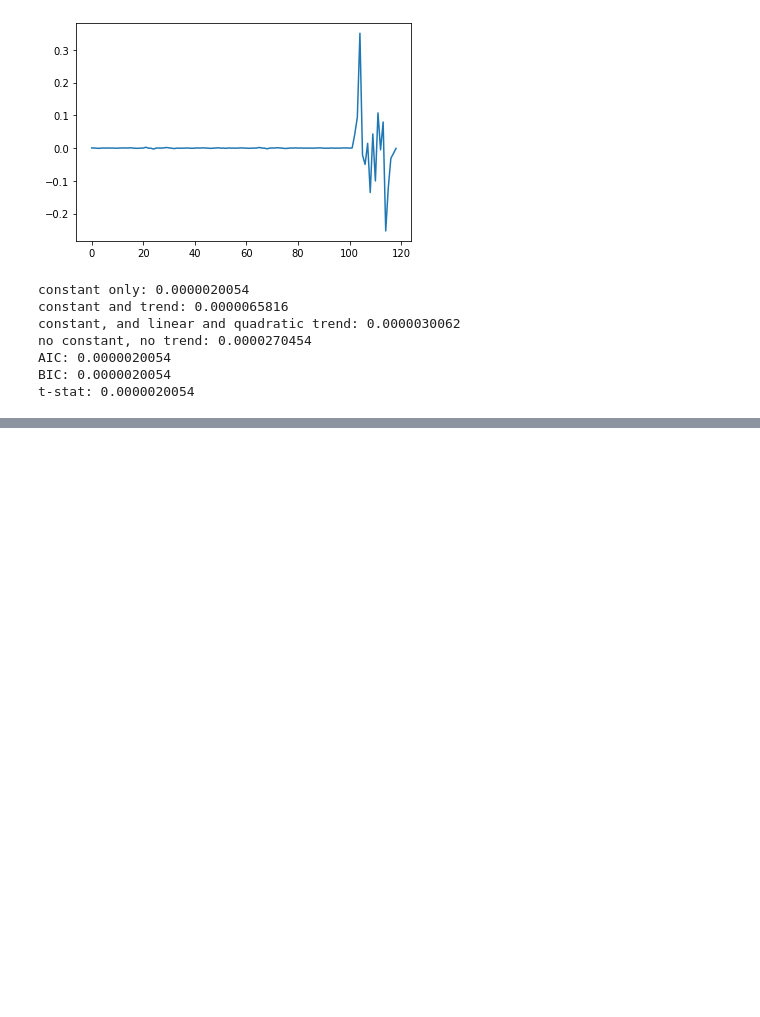
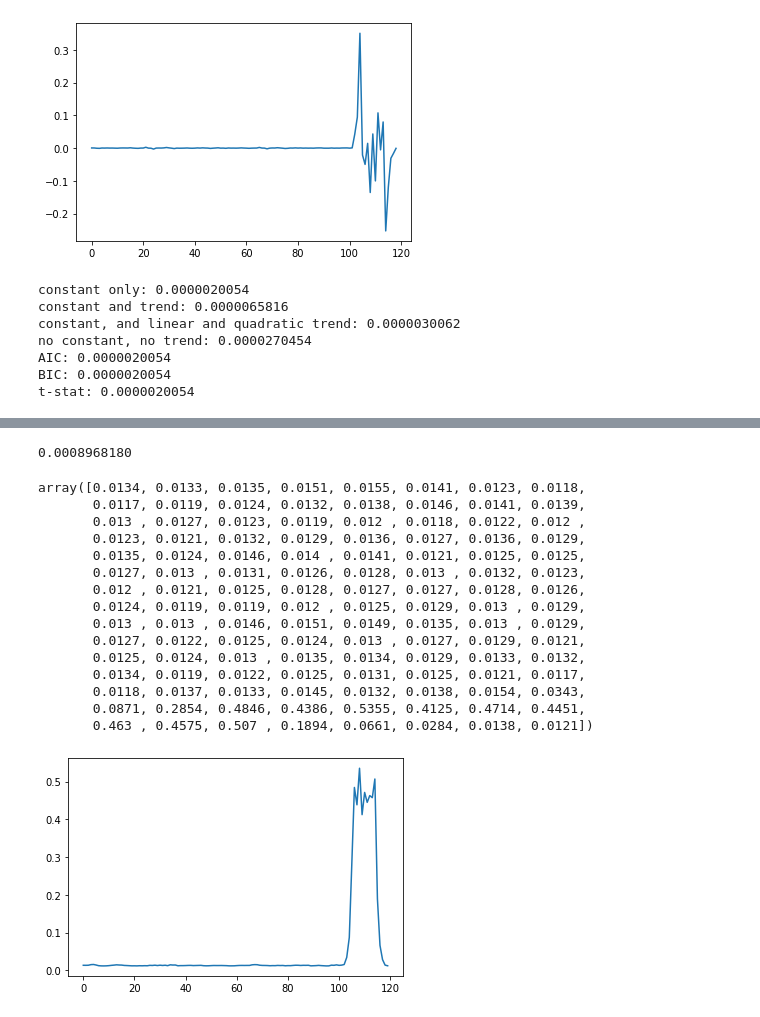
Before and after one commit to ai4sre/meltria-analyzer, a Jupyter notebook: notebooks/verify_adf_test.ipynb, the cells around one changed output, grey strips where cells are left out. Saved outputs shown, nothing was run; the diff lists cells and outputs as text; code cells hidden in the pictures; blank space fills up the shorter version.

```diff
--- a/notebooks/verify_adf_test.ipynb
+++ b/notebooks/verify_adf_test.ipynb
@@ -99,0 +190,25 @@ t-stat: 0.0000020054
+# %%
+filepath = '/tmp/sockshop/metrics-b2qdj-retrievd_20210904/2021-08-18-argowf-chaos-b2qdj-user-db_pod-memory-hog_2.json'
+data_df, _, metrics_meta = tsdr.read_metrics_json(filepath)
+series = data_df['s-front-end_latency'].to_numpy()
+plt.plot(series)
+print(f"{adfuller(series)[1]:.10f}") # p_value
+series
+# %% [output]
+0.0008968180
+array([0.0134, 0.0133, 0.0135, 0.0151, 0.0155, 0.0141, 0.0123, 0.0118,
+       0.0117, 0.0119, 0.0124, 0.0132, 0.0138, 0.0146, 0.0141, 0.0139,
+       0.013 , 0.0127, 0.0123, 0.0119, 0.012 , 0.0118, 0.0122, 0.012 ,
+       0.0123, 0.0121, 0.0132, 0.0129, 0.0136, 0.0127, 0.0136, 0.0129,
+       0.0135, 0.0124, 0.0146, 0.014 , 0.0141, 0.0121, 0.0125, 0.0125,
+       0.0127, 0.013 , 0.0131, 0.0126, 0.0128, 0.013 , 0.0132, 0.0123,
+       0.012 , 0.0121, 0.0125, 0.0128, 0.0127, 0.0127, 0.0128, 0.0126,
+       0.0124, 0.0119, 0.0119, 0.012 , 0.0125, 0.0129, 0.013 , 0.0129,
+       0.013 , 0.013 , 0.0146, 0.0151, 0.0149, 0.0135, 0.013 , 0.0129,
+       0.0127, 0.0122, 0.0125, 0.0124, 0.013 , 0.0127, 0.0129, 0.0121,
+       0.0125, 0.0124, 0.013 , 0.0135, 0.0134, 0.0129, 0.0133, 0.0132,
+       0.0134, 0.0119, 0.0122, 0.0125, 0.0131, 0.0125, 0.0121, 0.0117,
+       0.0118, 0.0137, 0.0133, 0.0145, 0.0132, 0.0138, 0.0154, 0.0343,
+       0.0871, 0.2854, 0.4846, 0.4386, 0.5355, 0.4125, 0.4714, 0.4451,
+       0.463 , 0.4575, 0.507 , 0.1894, 0.0661, 0.0284, 0.0138, 0.0121])
+[figure, added]
```
Also changed, not shown: parts of 6 cells of this notebook.
